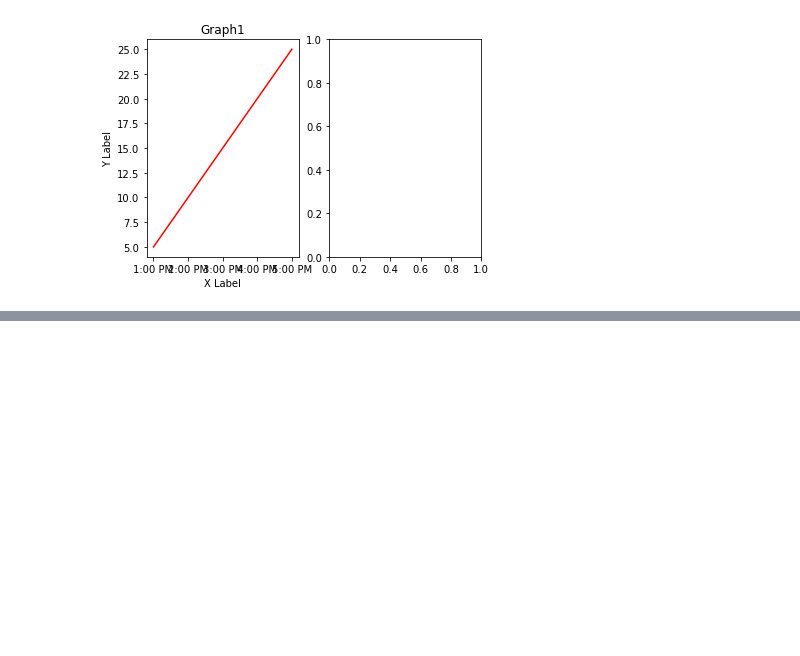
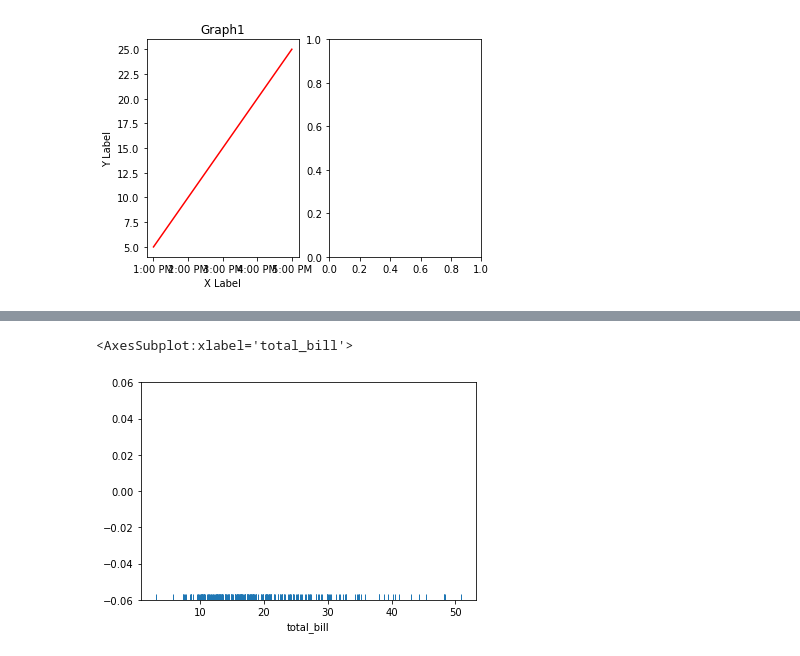
Before and after one commit to ianmanalo1026/Data-Science, a Jupyter notebook: Numpy.ipynb, the cells around one changed output, grey strips where cells are left out. Saved outputs shown, nothing was run; the diff lists cells and outputs as text; code cells hidden in the pictures; blank space fills up the shorter version.

```diff
--- a/Numpy.ipynb
+++ b/Numpy.ipynb
@@ -106,0 +131,5 @@ axis
+# %%
+sns.rugplot(tips['total_bill'])
+# %% [output]
+<AxesSubplot:xlabel='total_bill'>
+[figure, added]
```
Also changed, not shown: parts of 36 cells of this notebook.
